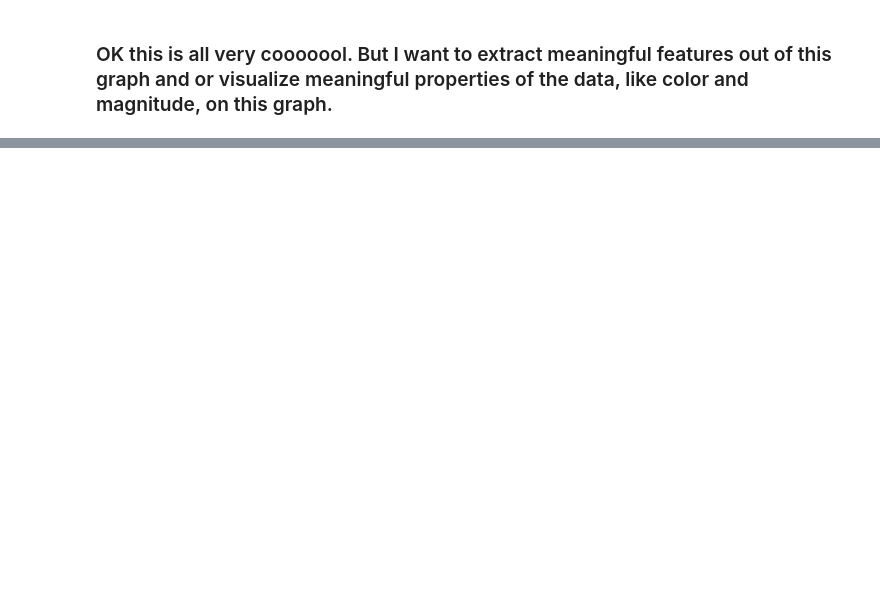
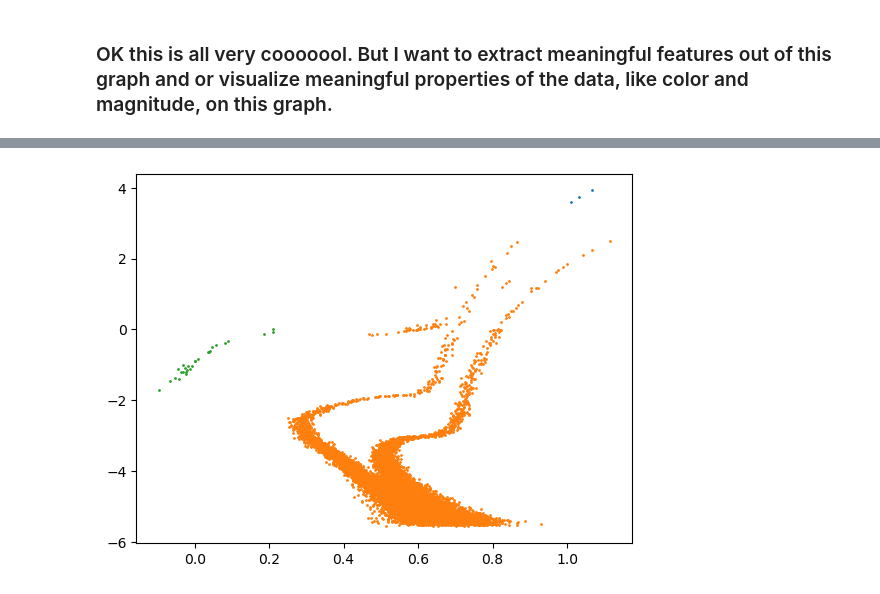
Before and after one commit to m-a-r-i-o/cmdmst, a Jupyter notebook: tda.ipynb, the cells around one changed output, grey strips where cells are left out. Cells and saved outputs as stored; diff of their text form; code cells hidden in the pictures; blank space fills up the shorter version.

```diff
--- a/tda.ipynb
+++ b/tda.ipynb
@@ -134,0 +116,9 @@ len([k for k in graph_1pop['nodes'].items()])
+# %%
+for i in range(labels_2pop.max()+1):
+    cc = np.unique(np.concatenate([np.array(list(graph_2pop['nodes'].values())[k])
+                          for k in np.arange(len(labels_2pop))[labels_2pop==i]], axis=0))
+    plt.scatter(CMD_2pop["Col"][cc], -CMD_2pop["Mag"][cc], s = 1)
+
+plt.show()
+# %% [output]
+[figure, added]
```
Also changed, not shown: parts of 20 cells of this notebook, 1 other file.
